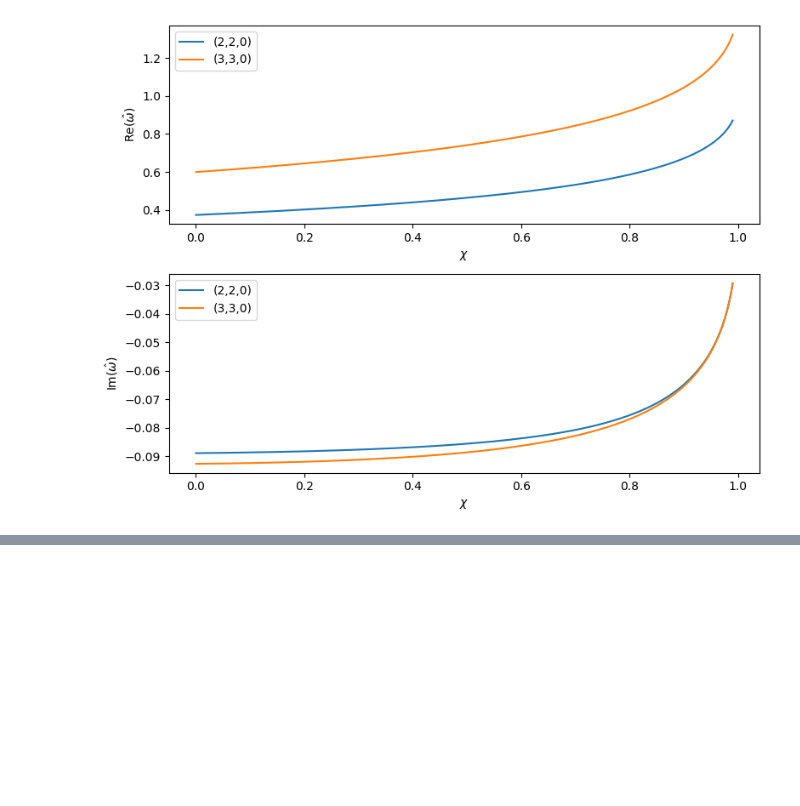
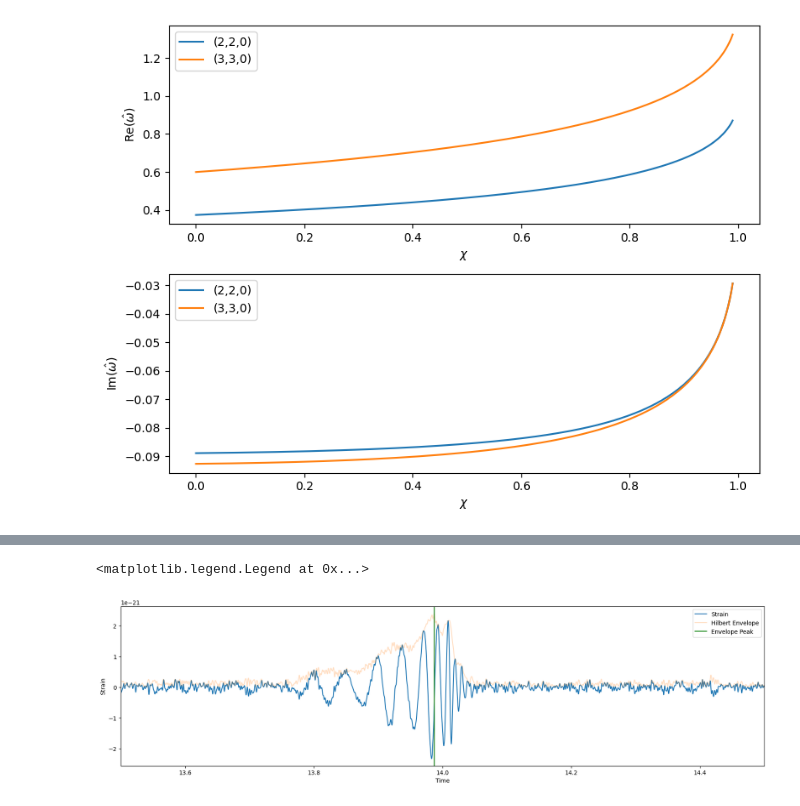
Before and after one commit to JoeyWee1/A5-Gravitational-Waves-QNM-Fitting-CW, a Jupyter notebook: solutions.ipynb, the cells around one changed output, grey strips where cells are left out. Cells and saved outputs as stored; diff of their text form; code cells hidden in the pictures; blank space fills up the shorter version.

```diff
--- a/solutions.ipynb
+++ b/solutions.ipynb
@@ -119,0 +128,18 @@ plt.show()
+# %%
+from scipy.signal import hilbert
+
+analytic = hilbert(strain)
+envelope = np.abs(analytic)
+t0 = t[np.argmax(envelope)]
+
+fig, ax = plt.subplots(figsize = (20,5))
+ax.set_xlabel("Time")
+ax.set_ylabel("Strain")
+ax.plot(t, strain, label='Strain')
+ax.plot(t, envelope, alpha=0.25, label='Hilbert Envelope')
+ax.axvline(t0, color='green', label='Envelope Peak')
+ax.set_xlim(13.5,14.5)
+ax.legend()
+# %% [output]
+<matplotlib.legend.Legend at 0x...>
+[figure, added]
```
Also changed, not shown: parts of 6 cells of this notebook.
